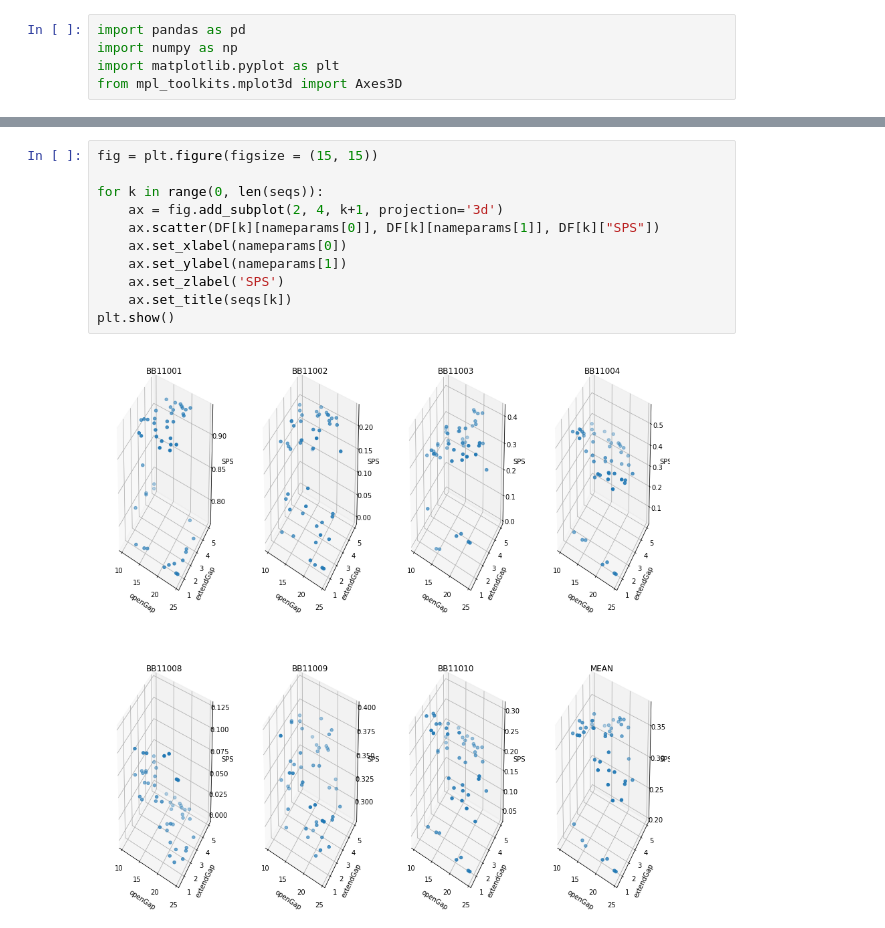
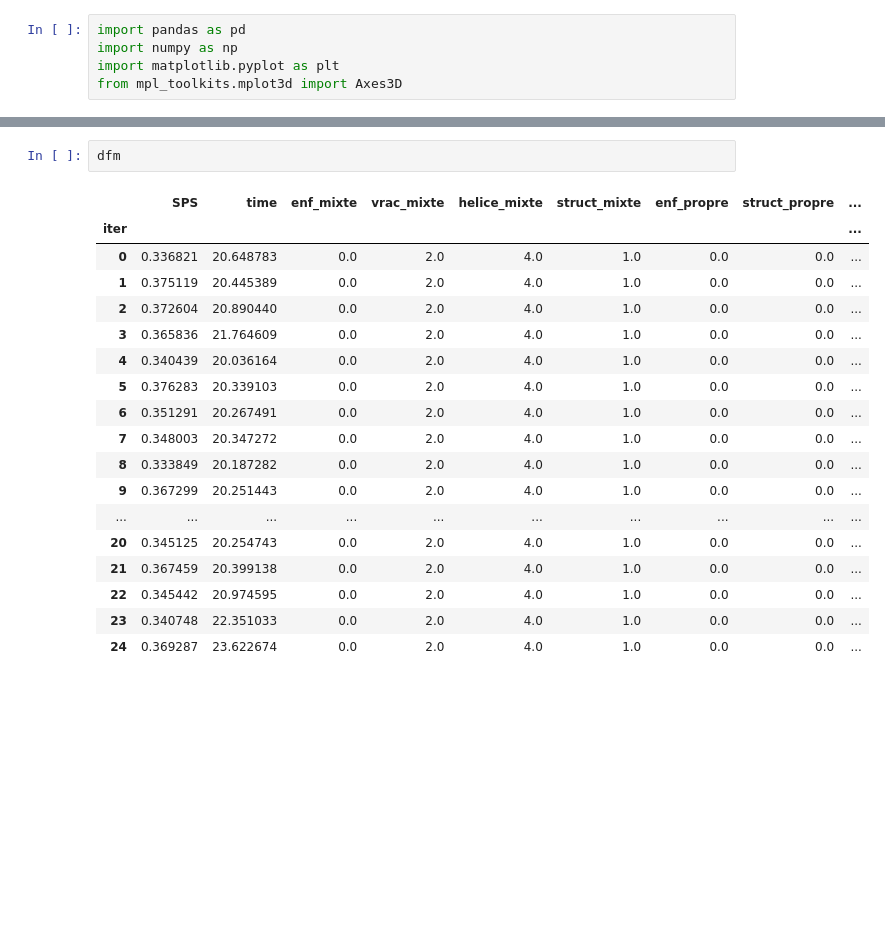
Before and after one commit to mfouda/BIOINF588, a Jupyter notebook: alignements_structuraux/new log analyser.ipynb, the cells around one changed output, grey strips where cells are left out. Cells and saved outputs as stored; diff of their text form; blank space fills up the shorter version.

```diff
--- a/alignements_structuraux/new log analyser.ipynb
+++ b/alignements_structuraux/new log analyser.ipynb
@@ -68,13 +38,21 @@ for i in range(0, niter):
-# %%
-fig = plt.figure(figsize = (15, 15))
-
-for k in range(0, len(seqs)):
-    ax = fig.add_subplot(2, 4, k+1, projection='3d')
-    ax.scatter(DF[k][nameparams[0]], DF[k][nameparams[1]], DF[k]["SPS"])
-    ax.set_xlabel(nameparams[0])
-    ax.set_ylabel(nameparams[1])
-    ax.set_zlabel('SPS')
-    ax.set_title(seqs[k])
-plt.show()
-# %% [output]
-[figure, removed]
+# %%
+dfm
+# %% [output]
+|  | SPS | time | enf_mixte | vrac_mixte | helice_mixte | struct_mixte | enf_propre | struct_propre | ... |
+| iter |  |  |  |  |  |  |  |  | ... |
+| 0 | 0.336821 | 20.648783 | 0.0 | 2.0 | 4.0 | 1.0 | 0.0 | 0.0 | ... |
+| 1 | 0.375119 | 20.445389 | 0.0 | 2.0 | 4.0 | 1.0 | 0.0 | 0.0 | ... |
+| 2 | 0.372604 | 20.890440 | 0.0 | 2.0 | 4.0 | 1.0 | 0.0 | 0.0 | ... |
+| 3 | 0.365836 | 21.764609 | 0.0 | 2.0 | 4.0 | 1.0 | 0.0 | 0.0 | ... |
+| 4 | 0.340439 | 20.036164 | 0.0 | 2.0 | 4.0 | 1.0 | 0.0 | 0.0 | ... |
+| 5 | 0.376283 | 20.339103 | 0.0 | 2.0 | 4.0 | 1.0 | 0.0 | 0.0 | ... |
+| 6 | 0.351291 | 20.267491 | 0.0 | 2.0 | 4.0 | 1.0 | 0.0 | 0.0 | ... |
+| 7 | 0.348003 | 20.347272 | 0.0 | 2.0 | 4.0 | 1.0 | 0.0 | 0.0 | ... |
+| 8 | 0.333849 | 20.187282 | 0.0 | 2.0 | 4.0 | 1.0 | 0.0 | 0.0 | ... |
+| 9 | 0.367299 | 20.251443 | 0.0 | 2.0 | 4.0 | 1.0 | 0.0 | 0.0 | ... |
+| ... | ... | ... | ... | ... | ... | ... | ... | ... | ... |
+| 20 | 0.345125 | 20.254743 | 0.0 | 2.0 | 4.0 | 1.0 | 0.0 | 0.0 | ... |
+| 21 | 0.367459 | 20.399138 | 0.0 | 2.0 | 4.0 | 1.0 | 0.0 | 0.0 | ... |
+| 22 | 0.345442 | 20.974595 | 0.0 | 2.0 | 4.0 | 1.0 | 0.0 | 0.0 | ... |
+| 23 | 0.340748 | 22.351033 | 0.0 | 2.0 | 4.0 | 1.0 | 0.0 | 0.0 | ... |
+| 24 | 0.369287 | 23.622674 | 0.0 | 2.0 | 4.0 | 1.0 | 0.0 | 0.0 | ... |
```
Also changed, not shown: parts of 8 cells of this notebook, 12 other files.
